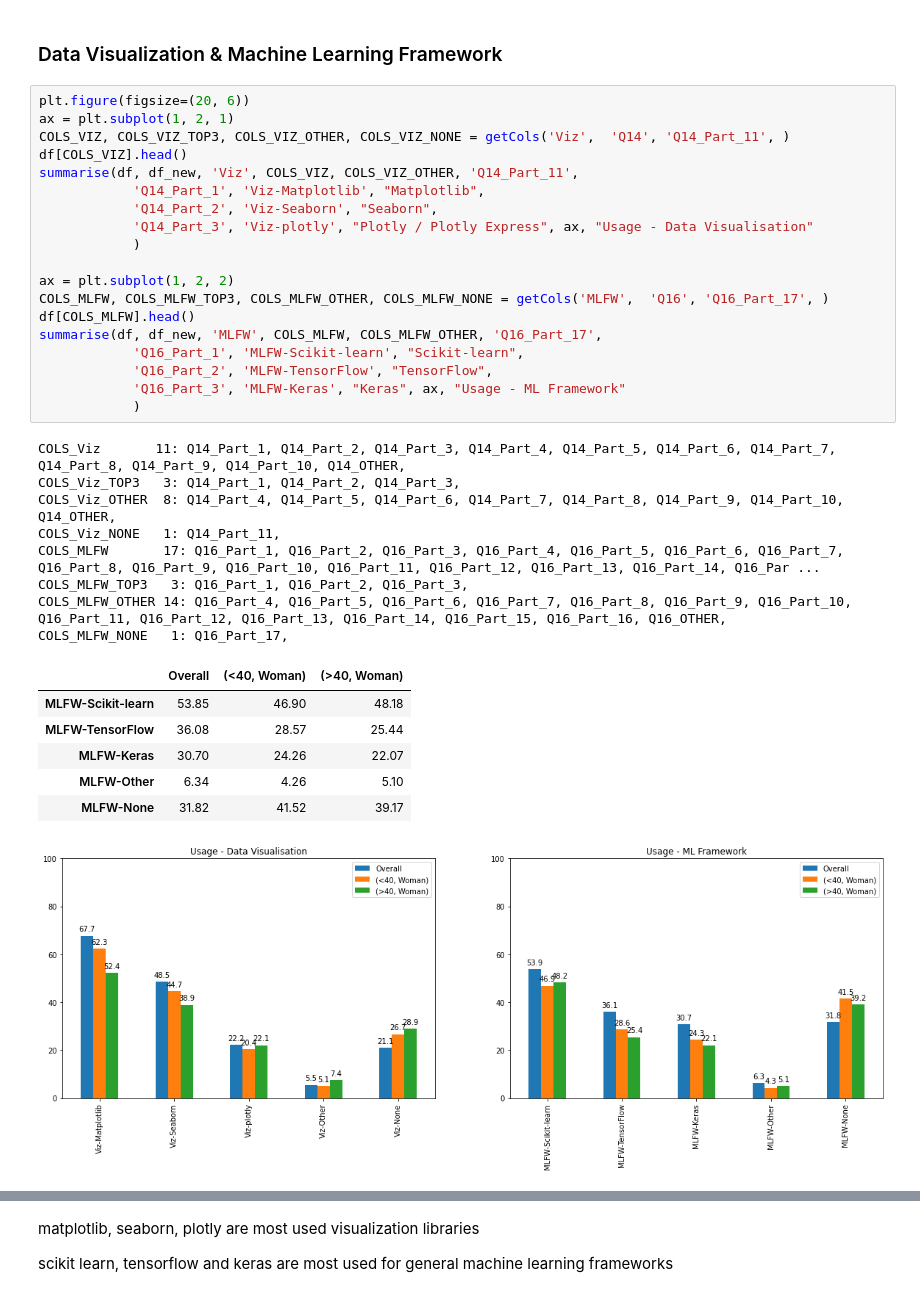
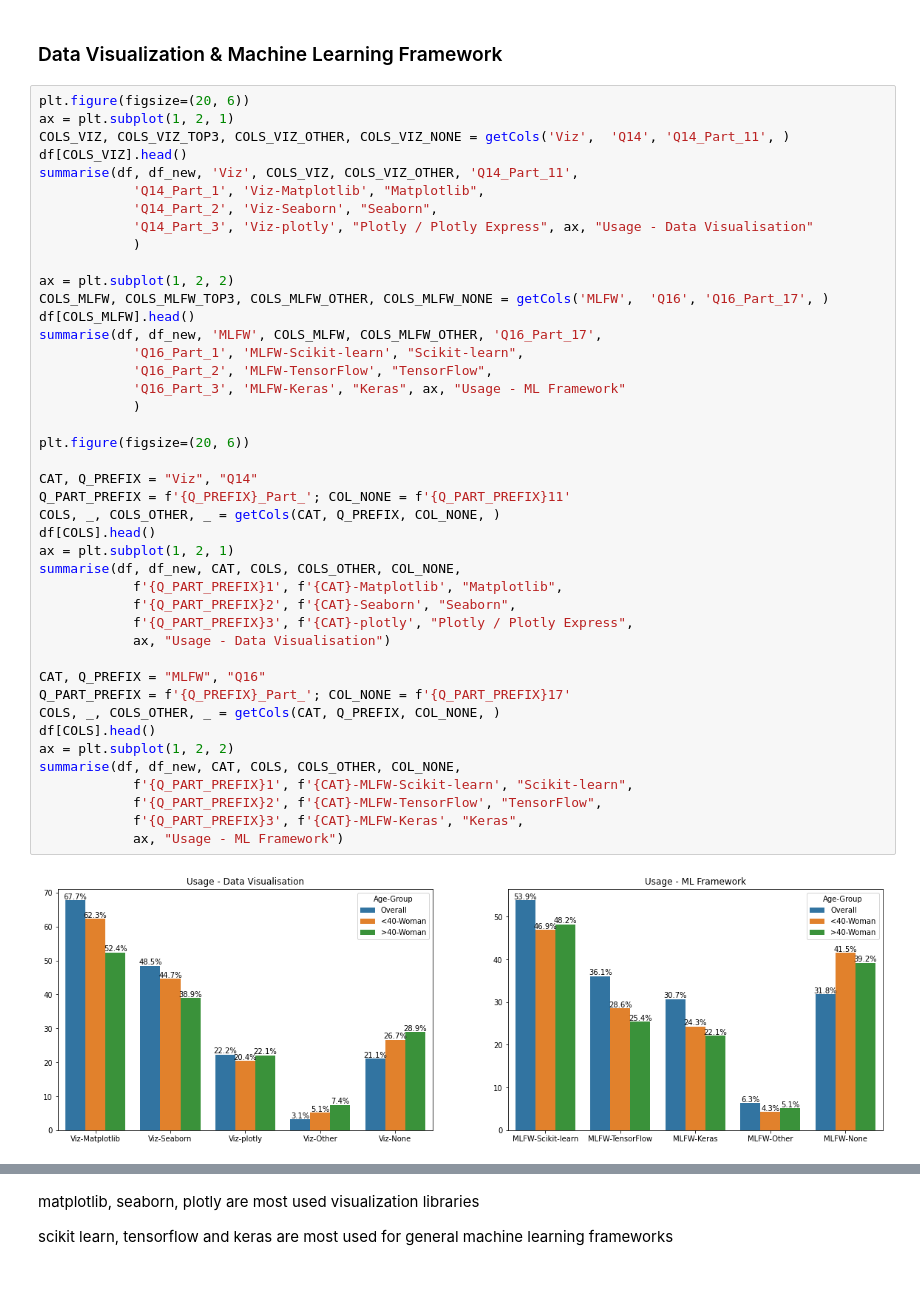
Before and after one commit to sreedevigattu/mldssurvey, a Jupyter notebook: mldssurvey.ipynb, the cells around one changed output, grey strips where cells are left out. Saved outputs shown, nothing was run; the diff lists cells and outputs as text.

Commit message:
seaborn for barplot

```diff
--- a/mldssurvey.ipynb
+++ b/mldssurvey.ipynb
@@ -762,35 +761,45 @@ For obvious reasons, the **woman > 40** community has been using programming lan
 # %%
 plt.figure(figsize=(20, 6))
 ax = plt.subplot(1, 2, 1)
 COLS_VIZ, COLS_VIZ_TOP3, COLS_VIZ_OTHER, COLS_VIZ_NONE = getCols('Viz',  'Q14', 'Q14_Part_11', )
 df[COLS_VIZ].head()
 summarise(df, df_new, 'Viz', COLS_VIZ, COLS_VIZ_OTHER, 'Q14_Part_11',
             'Q14_Part_1', 'Viz-Matplotlib', "Matplotlib",
             'Q14_Part_2', 'Viz-Seaborn', "Seaborn",
             'Q14_Part_3', 'Viz-plotly', "Plotly / Plotly Express", ax, "Usage - Data Visualisation"
             )
 
 ax = plt.subplot(1, 2, 2)
 COLS_MLFW, COLS_MLFW_TOP3, COLS_MLFW_OTHER, COLS_MLFW_NONE = getCols('MLFW',  'Q16', 'Q16_Part_17', )
 df[COLS_MLFW].head()
 summarise(df, df_new, 'MLFW', COLS_MLFW, COLS_MLFW_OTHER, 'Q16_Part_17',
             'Q16_Part_1', 'MLFW-Scikit-learn', "Scikit-learn",
             'Q16_Part_2', 'MLFW-TensorFlow', "TensorFlow",
             'Q16_Part_3', 'MLFW-Keras', "Keras", ax, "Usage - ML Framework"
             )
+
+plt.figure(figsize=(20, 6))
+
+CAT, Q_PREFIX = "Viz", "Q14"
+Q_PART_PREFIX = f'{Q_PREFIX}_Part_'; COL_NONE = f'{Q_PART_PREFIX}11'
+COLS, _, COLS_OTHER, _ = getCols(CAT, Q_PREFIX, COL_NONE, )
+df[COLS].head()
+ax = plt.subplot(1, 2, 1)
+summarise(df, df_new, CAT, COLS, COLS_OTHER, COL_NONE,
+            f'{Q_PART_PREFIX}1', f'{CAT}-Matplotlib', "Matplotlib",
+            f'{Q_PART_PREFIX}2', f'{CAT}-Seaborn', "Seaborn",
+            f'{Q_PART_PREFIX}3', f'{CAT}-plotly', "Plotly / Plotly Express",
+            ax, "Usage - Data Visualisation")
+
+CAT, Q_PREFIX = "MLFW", "Q16"
+Q_PART_PREFIX = f'{Q_PREFIX}_Part_'; COL_NONE = f'{Q_PART_PREFIX}17'
+COLS, _, COLS_OTHER, _ = getCols(CAT, Q_PREFIX, COL_NONE, )
+df[COLS].head()
+ax = plt.subplot(1, 2, 2)
+summarise(df, df_new, CAT, COLS, COLS_OTHER, COL_NONE,
+            f'{Q_PART_PREFIX}1', f'{CAT}-MLFW-Scikit-learn', "Scikit-learn",
+            f'{Q_PART_PREFIX}2', f'{CAT}-MLFW-TensorFlow', "TensorFlow",
+            f'{Q_PART_PREFIX}3', f'{CAT}-MLFW-Keras', "Keras",
+            ax, "Usage - ML Framework")
 # %% [output]
-COLS_Viz       11: Q14_Part_1, Q14_Part_2, Q14_Part_3, Q14_Part_4, Q14_Part_5, Q14_Part_6, Q14_Part_7, Q14_Part_8, Q14_Part_9, Q14_Part_10, Q14_OTHER,
-COLS_Viz_TOP3   3: Q14_Part_1, Q14_Part_2, Q14_Part_3,
-COLS_Viz_OTHER  8: Q14_Part_4, Q14_Part_5, Q14_Part_6, Q14_Part_7, Q14_Part_8, Q14_Part_9, Q14_Part_10, Q14_OTHER,
-COLS_Viz_NONE   1: Q14_Part_11,
-COLS_MLFW       17: Q16_Part_1, Q16_Part_2, Q16_Part_3, Q16_Part_4, Q16_Part_5, Q16_Part_6, Q16_Part_7, Q16_Part_8, Q16_Part_9, Q16_Part_10, Q16_Part_11, Q16_Part_12, Q16_Part_13, Q16_Part_14, Q16_Par ...
-COLS_MLFW_TOP3   3: Q16_Part_1, Q16_Part_2, Q16_Part_3,
-COLS_MLFW_OTHER 14: Q16_Part_4, Q16_Part_5, Q16_Part_6, Q16_Part_7, Q16_Part_8, Q16_Part_9, Q16_Part_10, Q16_Part_11, Q16_Part_12, Q16_Part_13, Q16_Part_14, Q16_Part_15, Q16_Part_16, Q16_OTHER,
-COLS_MLFW_NONE   1: Q16_Part_17,
-|  | Overall | (<40, Woman) | (>40, Woman) |
-| MLFW-Scikit-learn | 53.85 | 46.90 | 48.18 |
-| MLFW-TensorFlow | 36.08 | 28.57 | 25.44 |
-| MLFW-Keras | 30.70 | 24.26 | 22.07 |
-| MLFW-Other | 6.34 | 4.26 | 5.10 |
-| MLFW-None | 31.82 | 41.52 | 39.17 |
-[figure, old version]
+[figure, new version]
```
Also changed, not shown: parts of 14 cells of this notebook.
